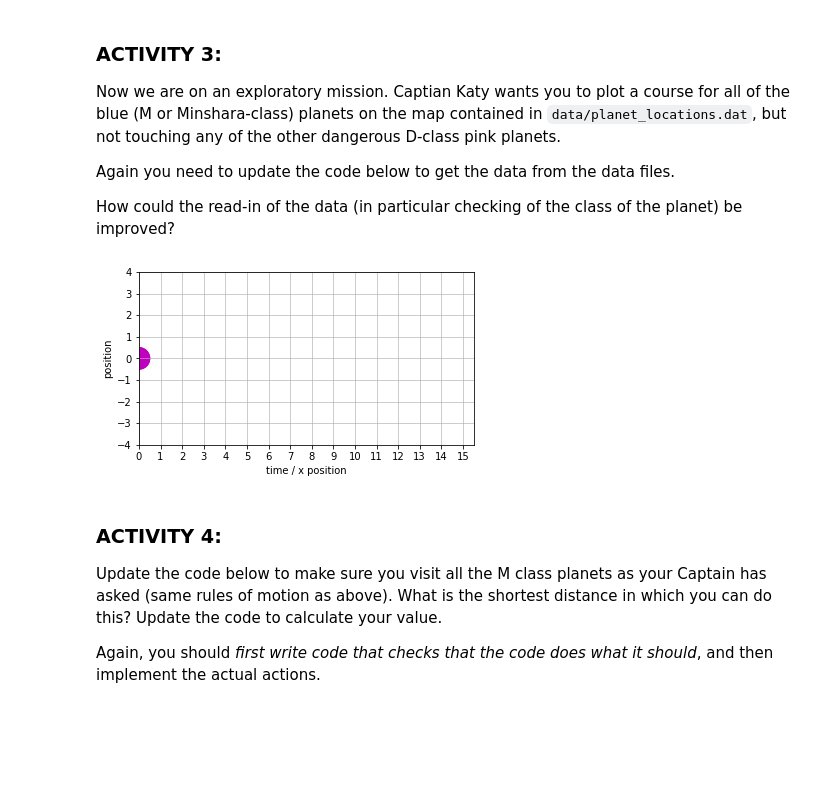
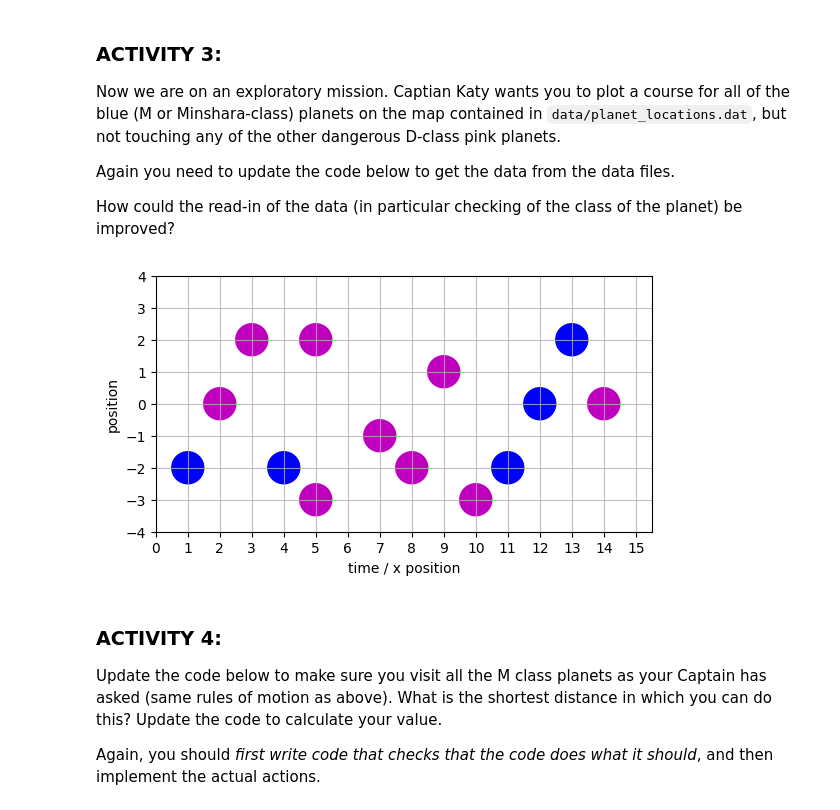
Before and after one commit to KAClough/TopicsInSciComp, a Jupyter notebook: Notebooks/Week2_LabExercises.ipynb, the cells around one changed output. Drawn from its saved outputs; the diff is of its cells as text; code cells hidden in the pictures; blank space fills up the shorter version.

```diff
--- a/Notebooks/Week2_LabExercises.ipynb
+++ b/Notebooks/Week2_LabExercises.ipynb
@@ -197,35 +198,36 @@ How could the read-in of the data (in particular checking of the class of the pl
 # Plot the planetary locations
 
 def plot_planet_locations(ax) :
     plt.axis([0,15.5,-4,4])
     major_ticks = np.arange(0, 16, 1)
     ax.set_xticks(major_ticks)
     plt.xlabel("time / x position")
     plt.ylabel("position")
     ax.set_aspect('equal')
     ax.grid(which='major', alpha=0.8)
 
     # Mark the planet positions onto the plot - read in the data from data/planet_locations.dat
     # HINT: the function you need is called loadtxt
-    planet_locations= np.array([[0,0,0], [0,0,0]]) # UPDATE ME!
+    data_loc = 'data/planet_locations.dat'
+    planet_locations= np.loadtxt(data_loc) # UPDATE ME!
 
     for index, location in enumerate(planet_locations) :
         is_minshara_class =  (location[2] == 1)
         coordinates = np.array([location[0],location[1]])
         if(is_minshara_class) :
             circle=plt.Circle(coordinates, 0.5, color='b')
             plt.gcf().gca().add_artist(circle)
         else : # other planets are dangerous D class planets
             circle=plt.Circle(coordinates, 0.5, color='m')
             plt.gcf().gca().add_artist(circle)
 
 # Test the plot
 fig = plt.figure()
 ax = plt.gcf().gca()
 plot_planet_locations(ax)
 plt.show()
 # %% [output]
-[figure, old version]
+[figure, new version]
 # %% [markdown]
 ### ACTIVITY 4:
 
```
Also changed, not shown: parts of 2 cells of this notebook, 3 other files.
